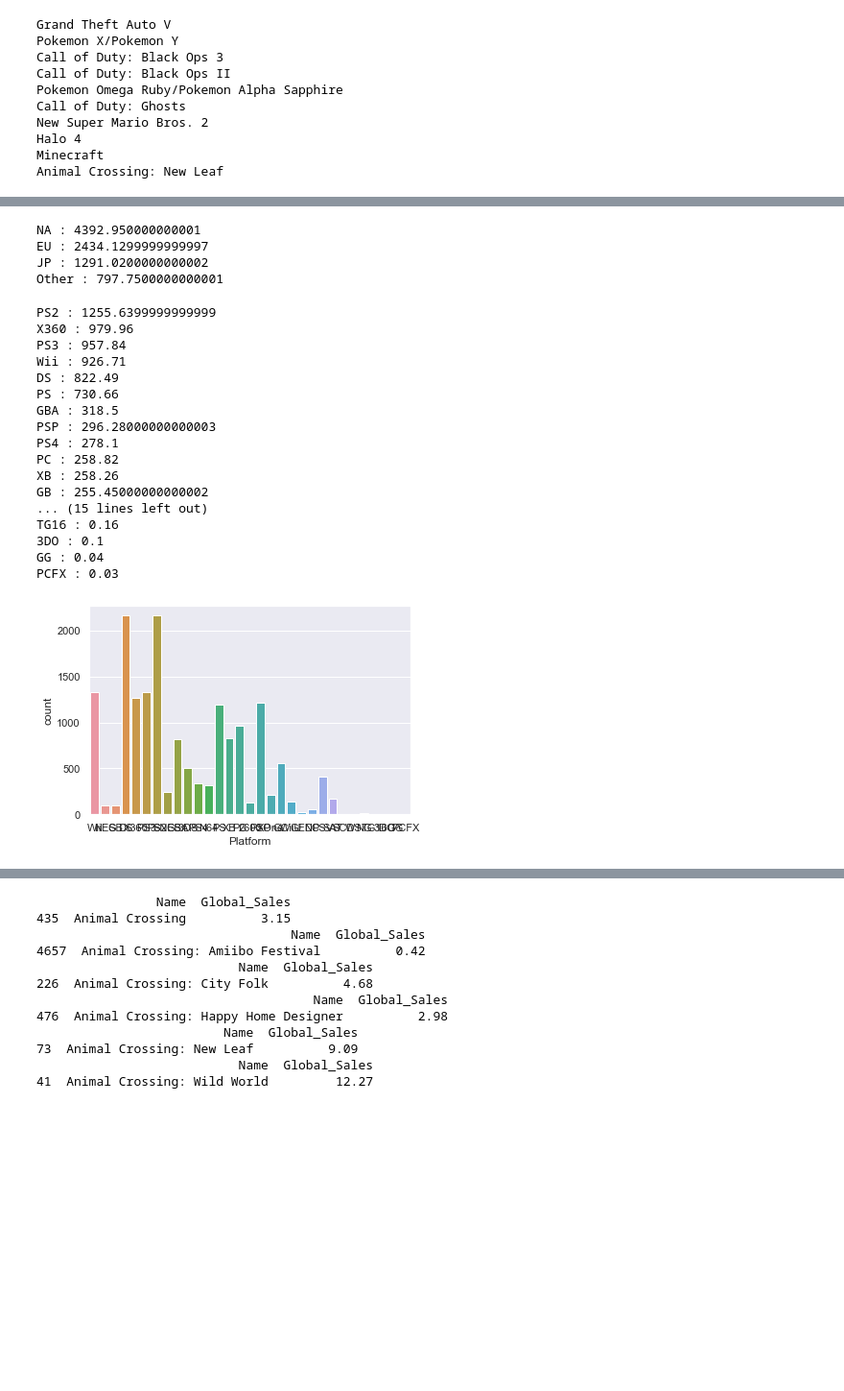
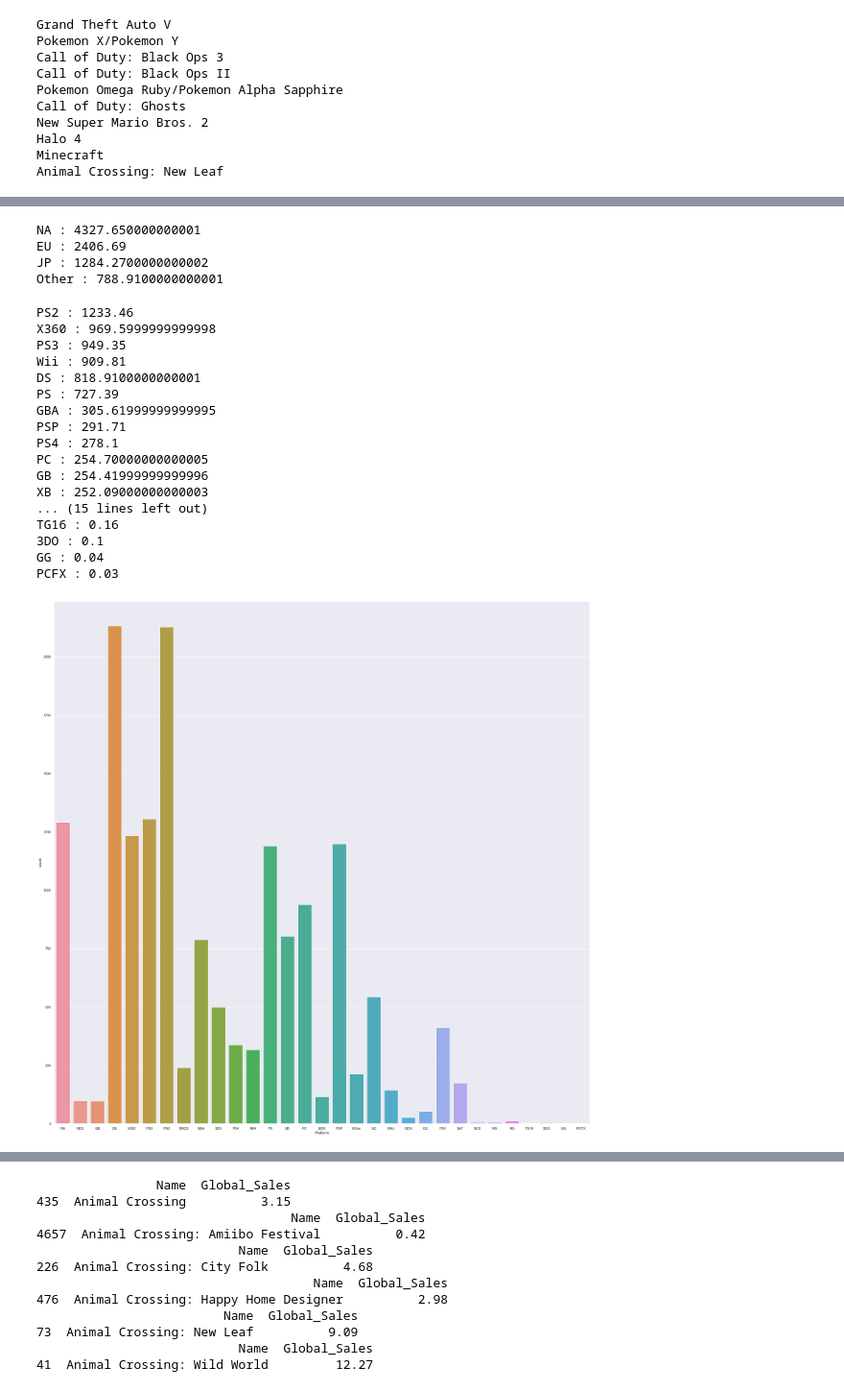
Before and after one commit to KennyLi6/HtH_Build_Summer_2022, a Jupyter notebook: Finding-an-Interesting-Dataset/Game_Sales_Data.ipynb, the cells around one changed output, grey strips where cells are left out. Shown: that part at 96% size. Cells and saved outputs as stored; diff of their text form; code cells hidden in the pictures; blank space fills up the shorter version.

```diff
--- a/Finding-an-Interesting-Dataset/Game_Sales_Data.ipynb
+++ b/Finding-an-Interesting-Dataset/Game_Sales_Data.ipynb
@@ -7,4 +7,4 @@ pandas.options.display.max_rows = 30
 
 game_sales_data = pandas.read_csv("vgsales.csv")
 
-game_sales_data
+game_sales_data.dropna(inplace=True)
@@ -168,10 +154,10 @@ print("JP :",jp)
 print("Other :",ot)
 # We can see that North America has indeed purchased more games than the other places.
 # %% [output]
-NA : 4392.950000000001
-EU : 2434.1299999999997
-JP : 1291.0200000000002
-Other : 797.7500000000001
+NA : 4327.650000000001
+EU : 2406.69
+JP : 1284.2700000000002
+Other : 788.9100000000001
 # %%
 # Q6: Which platform is the most popular?
 # For this question, we will find the number of sales of a game on a particular platform, thus sales will still be counted
@@ -187,28 +173,30 @@ for k in keys:
 for plat in sorted_plat:
     print(plat,":",sorted_plat[plat])
 # %% [output]
-PS2 : 1255.6399999999999
-X360 : 979.96
-PS3 : 957.84
-Wii : 926.71
-DS : 822.49
-PS : 730.66
-GBA : 318.5
-PSP : 296.28000000000003
+PS2 : 1233.46
+X360 : 969.5999999999998
+PS3 : 949.35
+Wii : 909.81
+DS : 818.9100000000001
+PS : 727.39
+GBA : 305.61999999999995
+PSP : 291.71
 PS4 : 278.1
-PC : 258.82
-XB : 258.26
-GB : 255.45000000000002
+PC : 254.70000000000005
+GB : 254.41999999999996
+XB : 252.09000000000003
 ... (15 lines left out)
 TG16 : 0.16
 3DO : 0.1
 GG : 0.04
 PCFX : 0.03
 # %%
-# The Playstation 2 turns out to be the most popular despite all of the top selling Nintendo games. Let's see why.
+# The Playstation 2 turns out to be the most popular despite all of the top selling Nintendo games.
+# Let's see why.
+seaborn.set(rc={'figure.figsize':(30,30)})
 seaborn.countplot(x = game_sales_data["Platform"]);
 # %% [output]
-[figure, old version]
+[figure, new version]
 # %%
 # The DS has a similar catalog size as the PS2, but not as many sales.
 seaborn.set(rc={'figure.figsize':(10,10)})
```
Also changed, not shown: parts of 14 cells of this notebook.
